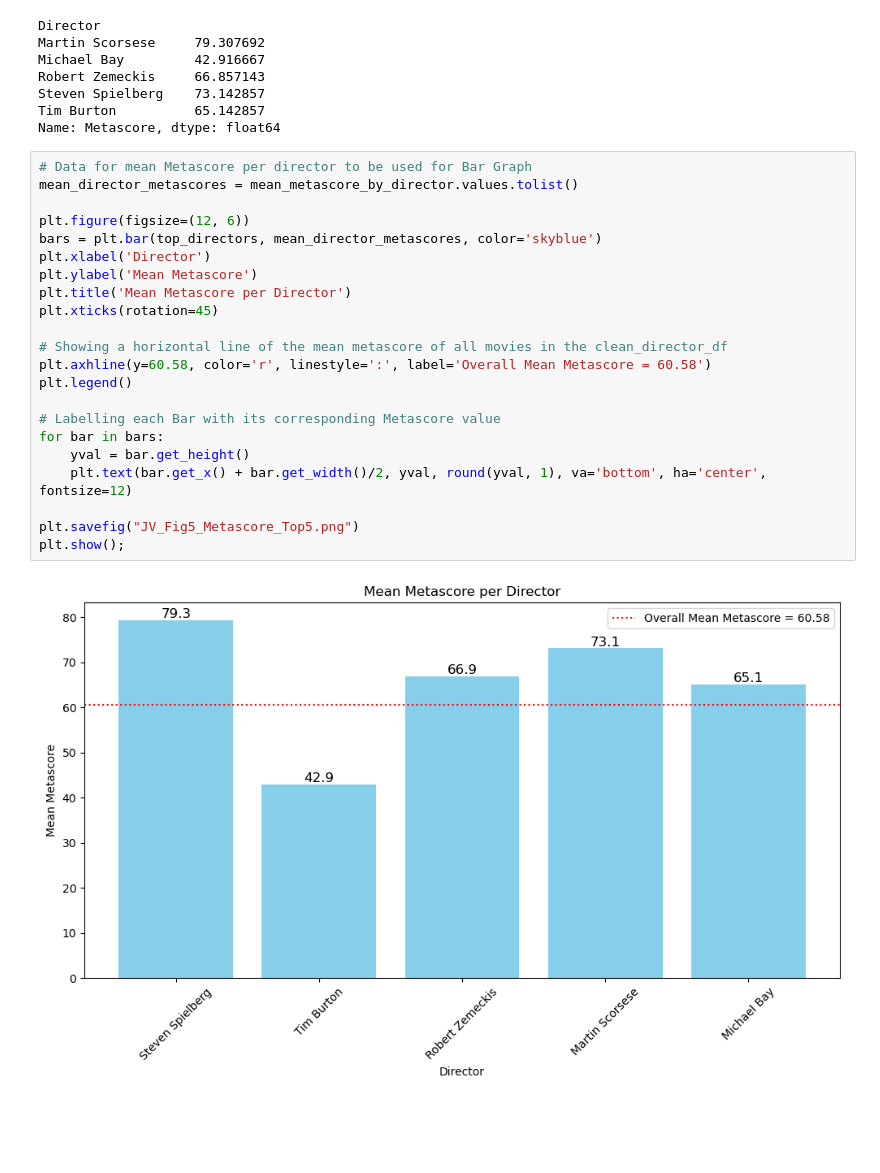
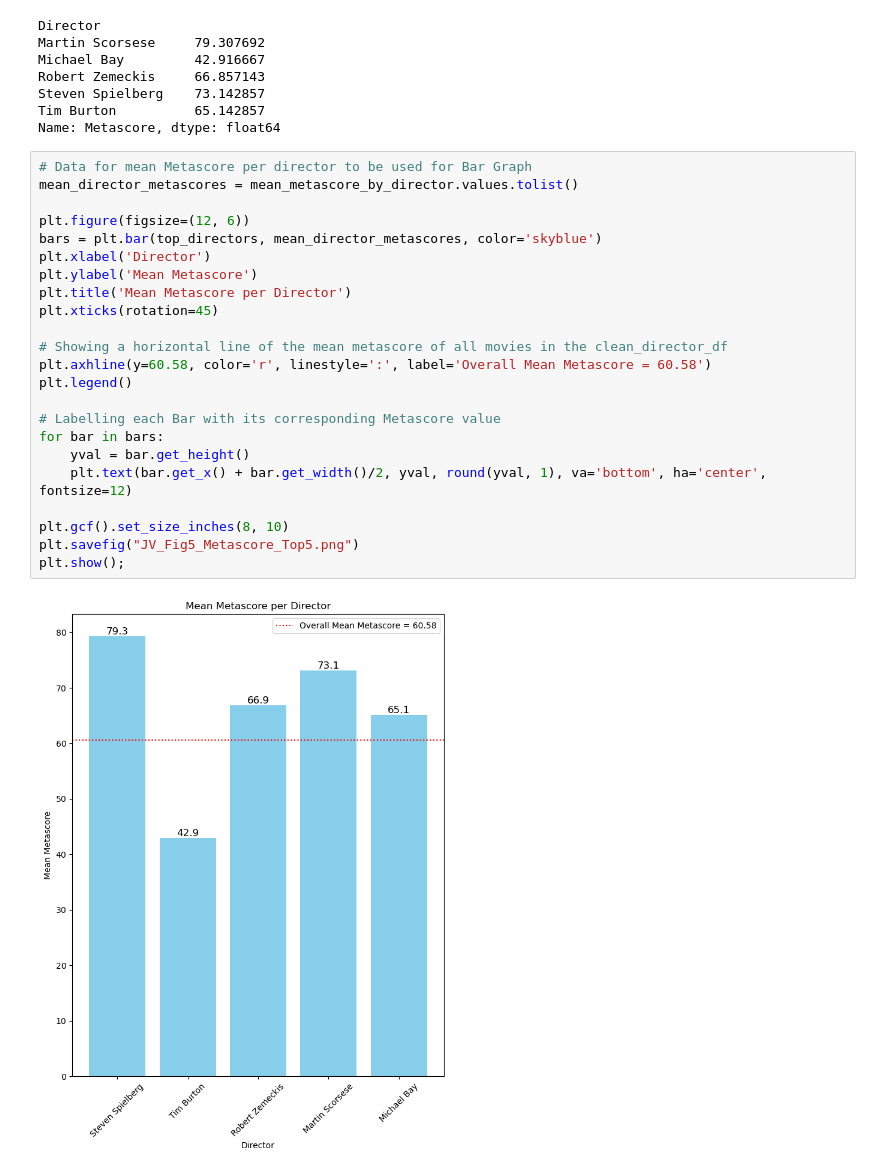
Before and after one commit to jvwastaken/Blockbuster-Breakdown, a Jupyter notebook: JV_Analysis/director_datatset.ipynb, the cells around one changed output. Saved outputs shown, nothing was run; the diff lists cells and outputs as text; blank space fills up the shorter version.

```diff
--- a/JV_Analysis/director_datatset.ipynb
+++ b/JV_Analysis/director_datatset.ipynb
@@ -272,24 +272,25 @@ Name: Metascore, dtype: float64
 # %%
 # Data for mean Metascore per director to be used for Bar Graph
 mean_director_metascores = mean_metascore_by_director.values.tolist()
 
 plt.figure(figsize=(12, 6))
 bars = plt.bar(top_directors, mean_director_metascores, color='skyblue')
 plt.xlabel('Director')
 plt.ylabel('Mean Metascore')
 plt.title('Mean Metascore per Director')
 plt.xticks(rotation=45)
 
 # Showing a horizontal line of the mean metascore of all movies in the clean_director_df
 plt.axhline(y=60.58, color='r', linestyle=':', label='Overall Mean Metascore = 60.58')
 plt.legend()
 
 # Labelling each Bar with its corresponding Metascore value
 for bar in bars:
     yval = bar.get_height()
     plt.text(bar.get_x() + bar.get_width()/2, yval, round(yval, 1), va='bottom', ha='center', fontsize=12)
 
+plt.gcf().set_size_inches(8, 10)
 plt.savefig("JV_Fig5_Metascore_Top5.png")
 plt.show();
 # %% [output]
-[figure, old version]
+[figure, new version]
```
Also changed, not shown: parts of 2 cells of this notebook, 2 other files.
